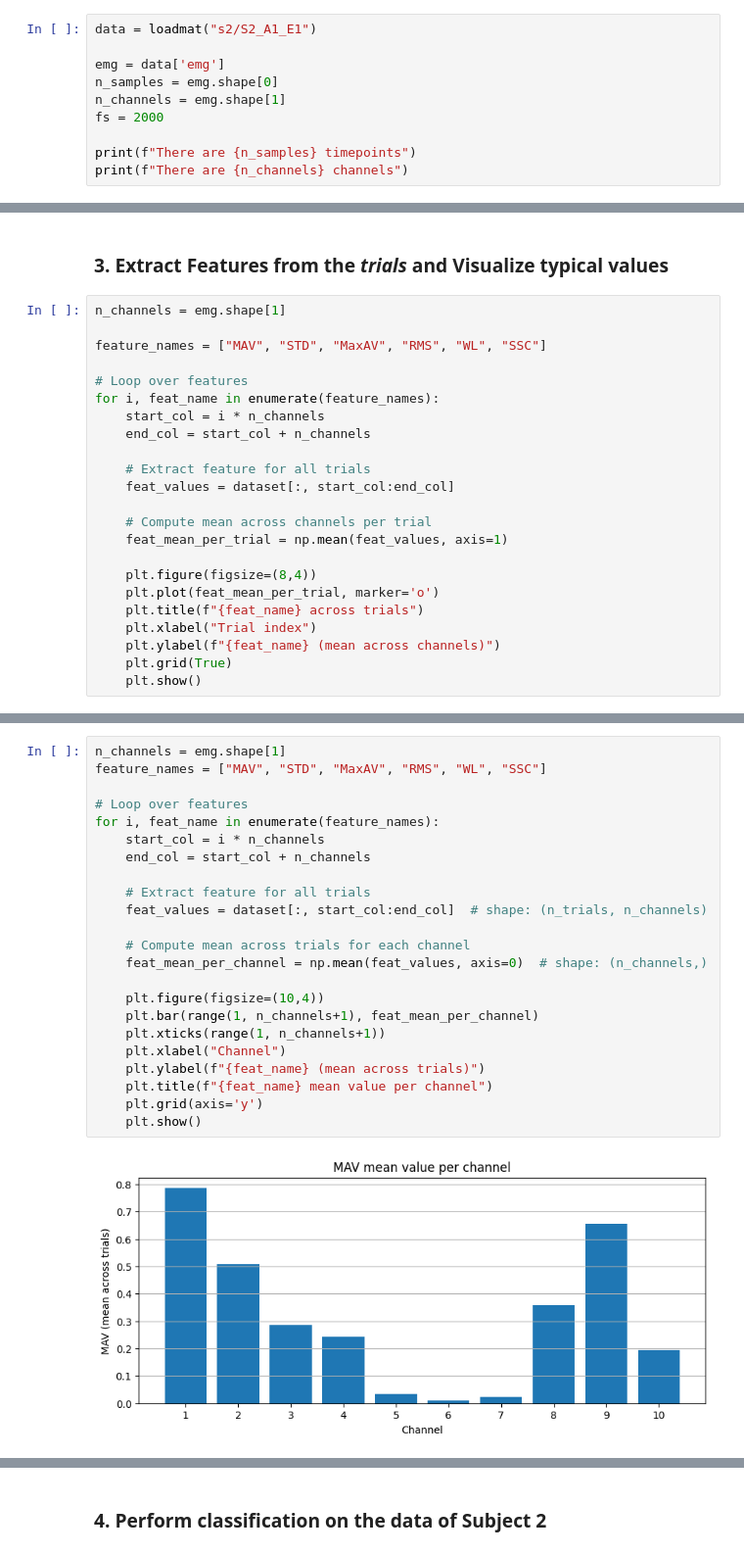
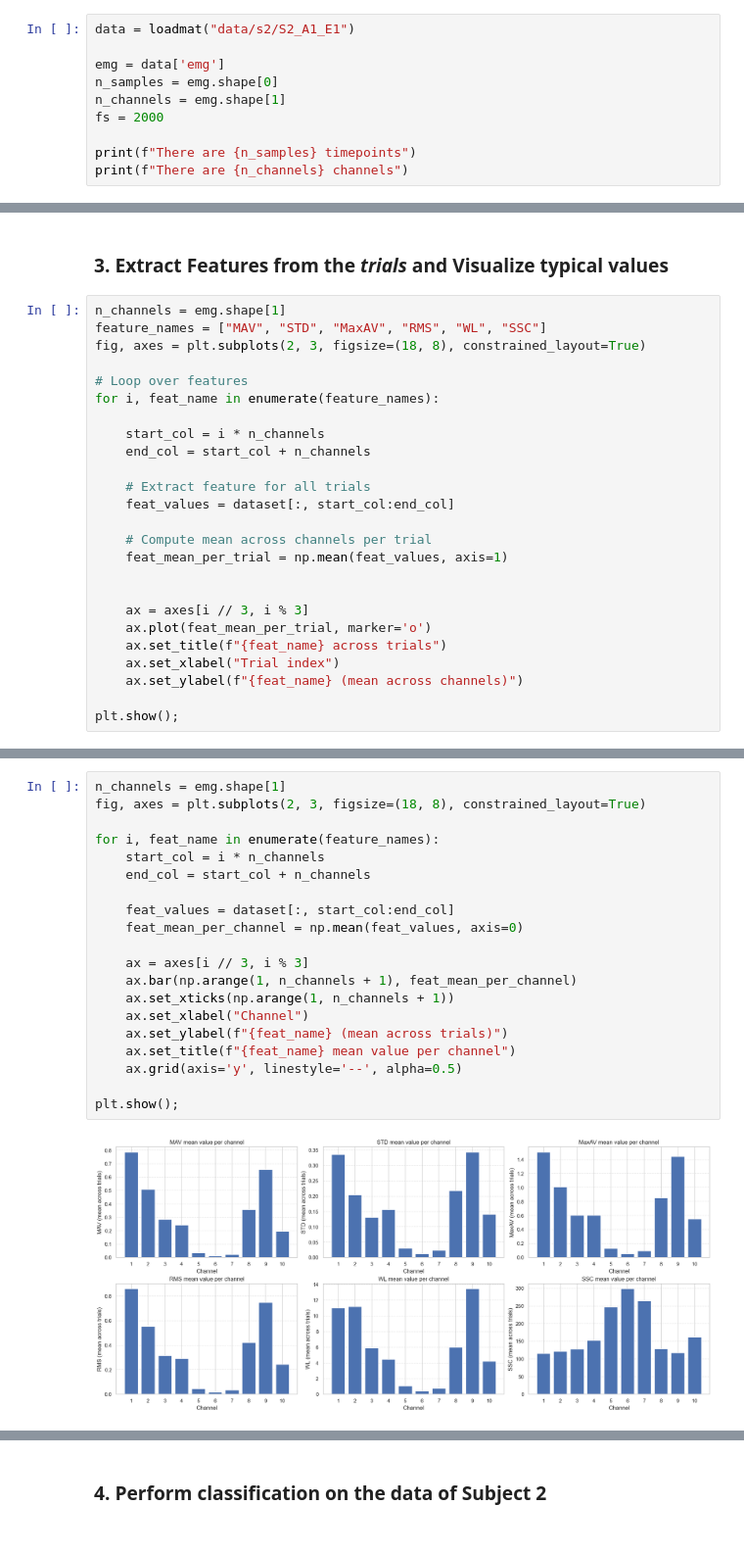
Before and after one commit to 22cav/nssp-mp2, a Jupyter notebook: part1/single_subject.ipynb, the cells around one changed output, grey strips where cells are left out. Shown at 98% size. Saved outputs shown, nothing was run; the diff lists cells and outputs as text.

```diff
--- a/part1/single_subject.ipynb
+++ b/part1/single_subject.ipynb
@@ -13,7 +24,7 @@ import seaborn as sns
 # %% [markdown]
 Load data
 # %%
-data = loadmat("s2/S2_A1_E1")
+data = loadmat("data/s2/S2_A1_E1")
 
 emg = data['emg']
 n_samples = emg.shape[0]
@@ -150,11 +208,12 @@ X_train, X_test, y_train, y_test = train_test_split(dataset, labels, test_size=0
 ### 3. Extract Features from the *trials* and Visualize typical values
 # %%
 n_channels = emg.shape[1]
-
 feature_names = ["MAV", "STD", "MaxAV", "RMS", "WL", "SSC"]
+fig, axes = plt.subplots(2, 3, figsize=(18, 8), constrained_layout=True)
 
 # Loop over features
 for i, feat_name in enumerate(feature_names):
+
     start_col = i * n_channels
     end_col = start_col + n_channels
 
@@ -164,11 +223,12 @@ for i, feat_name in enumerate(feature_names):
     # Compute mean across channels per trial
     feat_mean_per_trial = np.mean(feat_values, axis=1)
 
-    plt.figure(figsize=(8,4))
-    plt.plot(feat_mean_per_trial, marker='o')
-    plt.title(f"{feat_name} across trials")
-    plt.xlabel("Trial index")
-    plt.ylabel(f"{feat_name} (mean across channels)")
-    plt.grid(True)
-    plt.show()
+
+    ax = axes[i // 3, i % 3]
+    ax.plot(feat_mean_per_trial, marker='o')
+    ax.set_title(f"{feat_name} across trials")
+    ax.set_xlabel("Trial index")
+    ax.set_ylabel(f"{feat_name} (mean across channels)")
+
+plt.show();
 # %% [output]
@@ -181,25 +236,22 @@ for i, feat_name in enumerate(feature_names):
 # %%
 n_channels = emg.shape[1]
-feature_names = ["MAV", "STD", "MaxAV", "RMS", "WL", "SSC"]
+fig, axes = plt.subplots(2, 3, figsize=(18, 8), constrained_layout=True)
 
-# Loop over features
 for i, feat_name in enumerate(feature_names):
     start_col = i * n_channels
     end_col = start_col + n_channels
 
-    # Extract feature for all trials
-    feat_values = dataset[:, start_col:end_col]  # shape: (n_trials, n_channels)
+    feat_values = dataset[:, start_col:end_col]
+    feat_mean_per_channel = np.mean(feat_values, axis=0)
 
-    # Compute mean across trials for each channel
-    feat_mean_per_channel = np.mean(feat_values, axis=0)  # shape: (n_channels,)
+    ax = axes[i // 3, i % 3]
+    ax.bar(np.arange(1, n_channels + 1), feat_mean_per_channel)
+    ax.set_xticks(np.arange(1, n_channels + 1))
+    ax.set_xlabel("Channel")
+    ax.set_ylabel(f"{feat_name} (mean across trials)")
+    ax.set_title(f"{feat_name} mean value per channel")
+    ax.grid(axis='y', linestyle='--', alpha=0.5)
 
-    plt.figure(figsize=(10,4))
-    plt.bar(range(1, n_channels+1), feat_mean_per_channel)
-    plt.xticks(range(1, n_channels+1))
-    plt.xlabel("Channel")
-    plt.ylabel(f"{feat_name} (mean across trials)")
-    plt.title(f"{feat_name} mean value per channel")
-    plt.grid(axis='y')
-    plt.show()
+plt.show();
 # %% [output]
-[figure, old version]
+[figure, new version]
```
Also changed, not shown: parts of 15 cells of this notebook, 1 other file.
